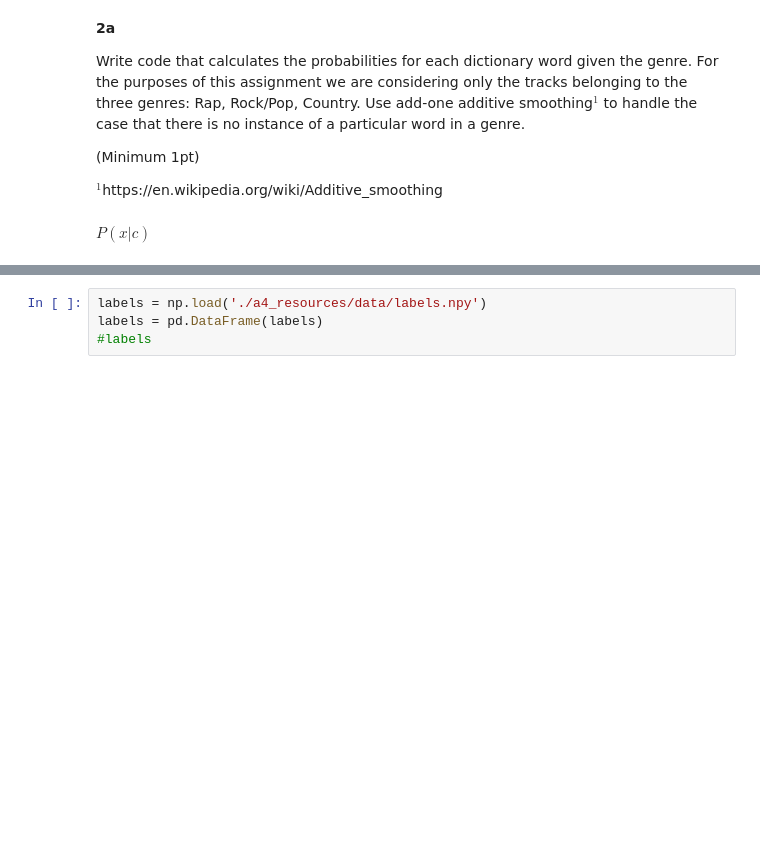
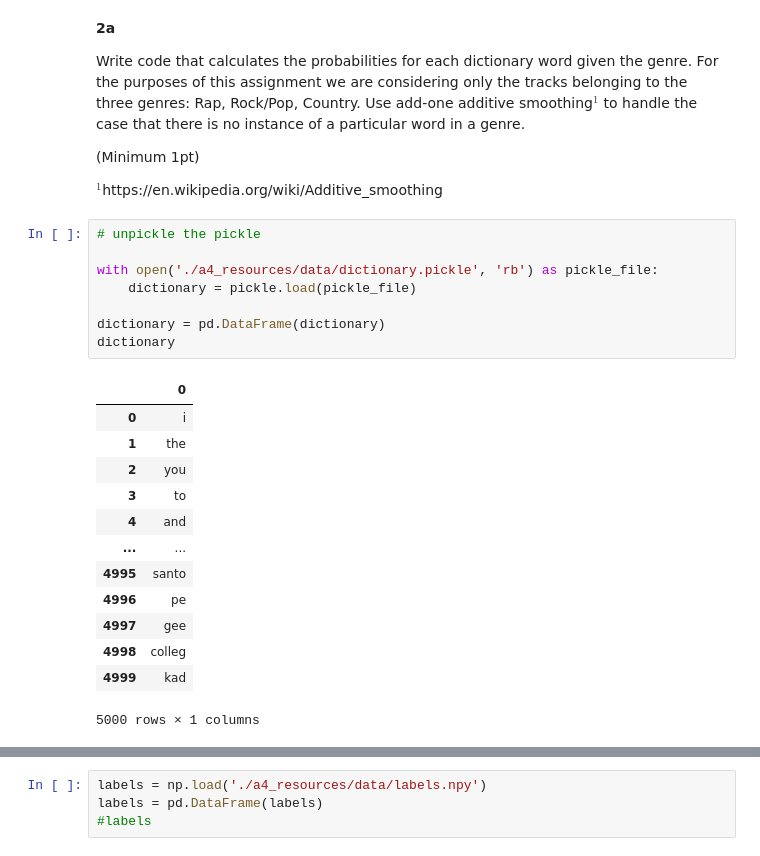
Before and after one commit to vnctptr/SENG480B-A4, a Jupyter notebook: Assignment 4 - Template.ipynb, the cells around one changed output, grey strips where cells are left out. Cells and saved outputs as stored; diff of their text form; blank space fills up the shorter version.

```diff
--- a/Assignment 4 - Template.ipynb
+++ b/Assignment 4 - Template.ipynb
@@ -419,5 +419,25 @@ Write code that calculates the probabilities for each dictionary word given the
 (Minimum 1pt)
 
 $^1$https://en.wikipedia.org/wiki/Additive_smoothing
-# %% [markdown]
-$P(x|c)$
+# %%
+# unpickle the pickle
+
+with open('./a4_resources/data/dictionary.pickle', 'rb') as pickle_file:
+    dictionary = pickle.load(pickle_file)
+
+dictionary = pd.DataFrame(dictionary)
+dictionary
+# %% [output]
+|  | 0 |
+| 0 | i |
+| 1 | the |
+| 2 | you |
+| 3 | to |
+| 4 | and |
+| ... | ... |
+| 4995 | santo |
+| 4996 | pe |
+| 4997 | gee |
+| 4998 | colleg |
+| 4999 | kad |
+5000 rows × 1 columns
```
Also changed, not shown: parts of 5 cells of this notebook.
